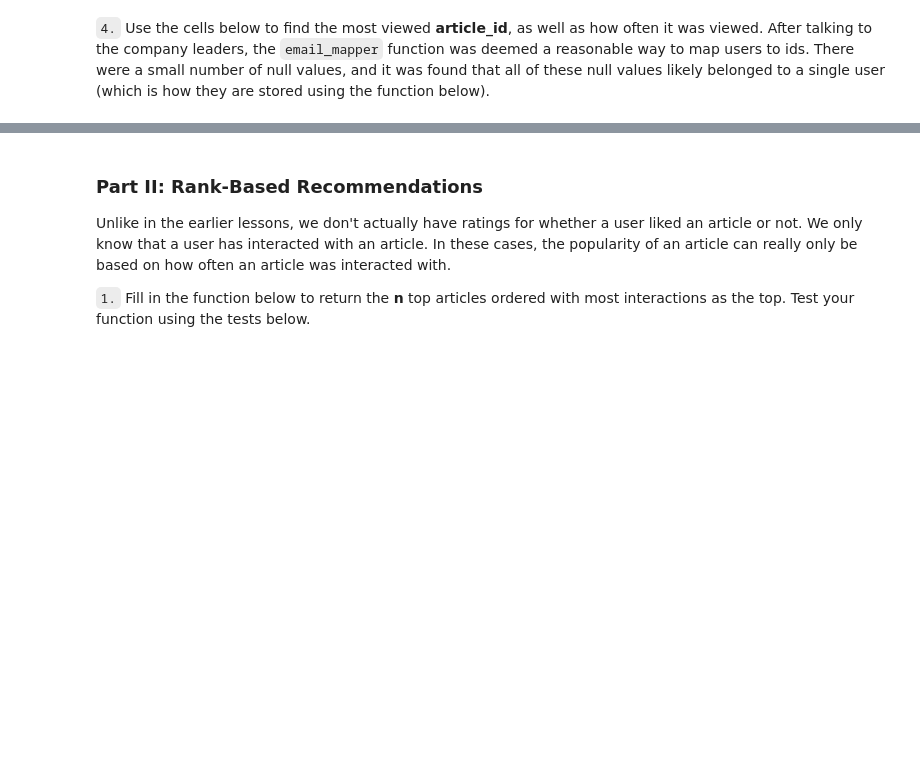
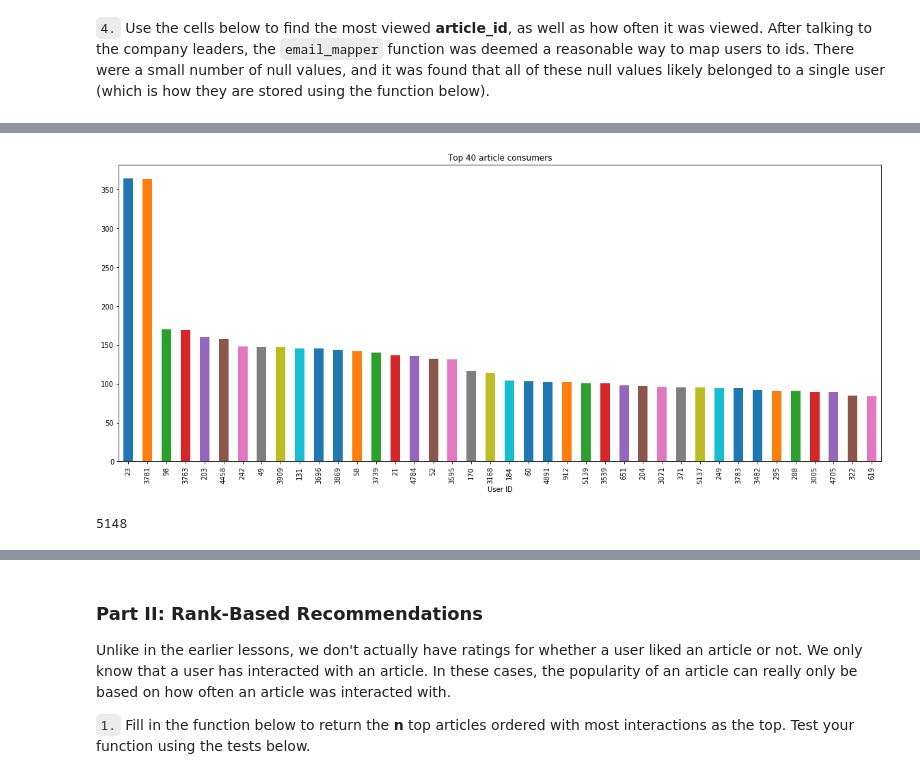
Before and after one commit to chpolyzo/DSND, a Jupyter notebook: recommendation_engines/Recommendations_with_IBM.ipynb, the cells around one changed output, grey strips where cells are left out. Drawn from its saved outputs; the diff is of its cells as text; code cells hidden in the pictures; blank space fills up the shorter version.

```diff
--- a/recommendation_engines/Recommendations_with_IBM.ipynb
+++ b/recommendation_engines/Recommendations_with_IBM.ipynb
@@ -345,3 +201,14 @@ df.head()
+# %%
+# 40 top users reading articles
+df.user_id.value_counts().head(40).plot(kind = 'bar', figsize = [20,8])
+plt.title('Top 40 article consumers')
+plt.xlabel('User ID');
+# %% [output]
+[figure, added]
+# %%
+unique_users
+# %% [output]
+5148
 # %%
 ## If you stored all your results in the variable names above,
 ## you shouldn't need to change anything in this cell
```
Also changed, not shown: parts of 29 cells of this notebook.
